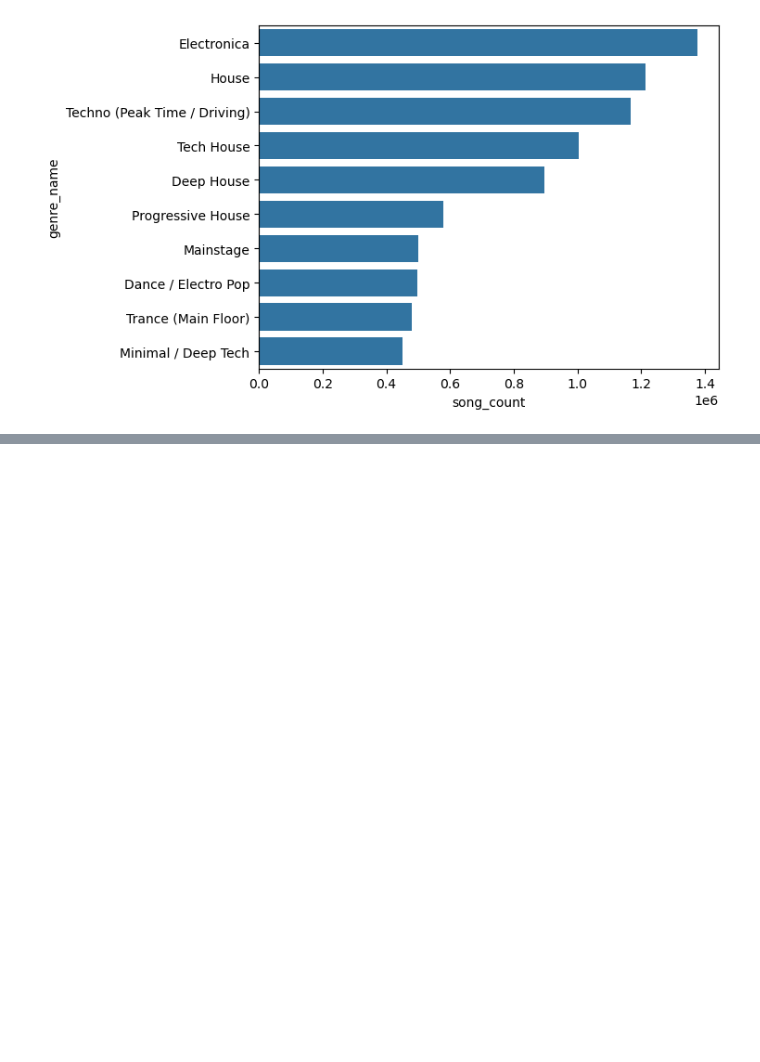
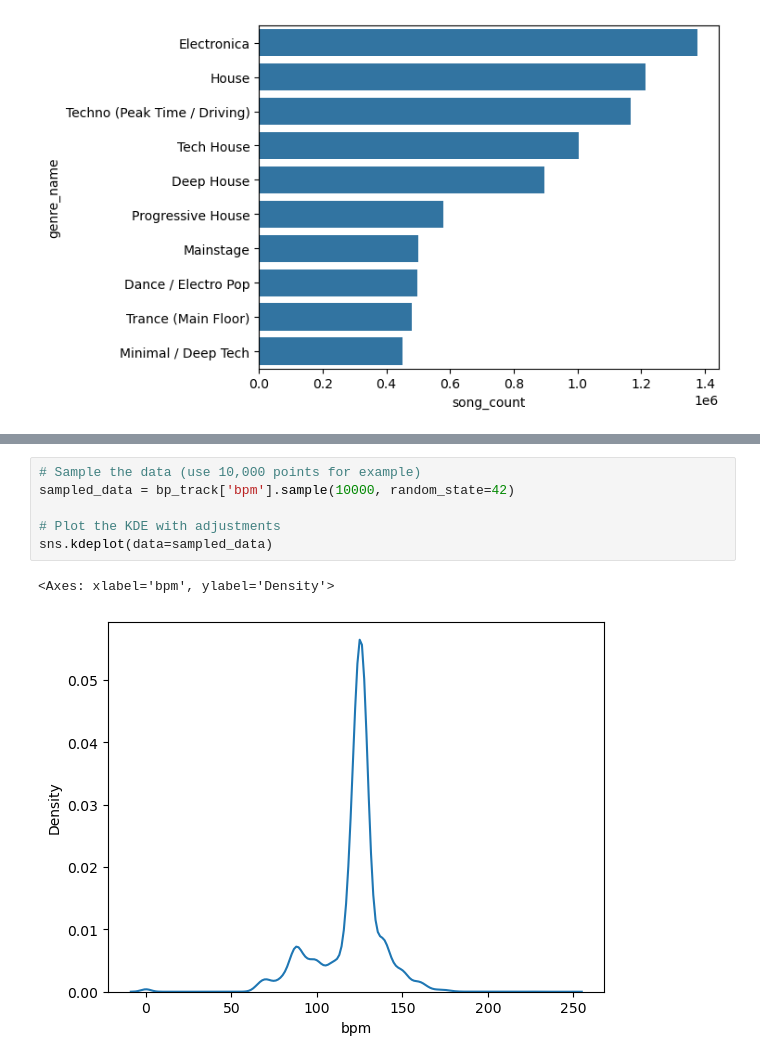
Before and after one commit to DavidS36/Music-Recommender-App, a Jupyter notebook: music data.ipynb, the cells around one changed output, grey strips where cells are left out. Cells and saved outputs as stored; diff of their text form; blank space fills up the shorter version.

```diff
--- a/music data.ipynb
+++ b/music data.ipynb
@@ -162,0 +177,9 @@ sns.barplot(y=Q2['genre_name'], x=Q2['song_count'])
+# %%
+# Sample the data (use 10,000 points for example)
+sampled_data = bp_track['bpm'].sample(10000, random_state=42)
+
+# Plot the KDE with adjustments
+sns.kdeplot(data=sampled_data)
+# %% [output]
+<Axes: xlabel='bpm', ylabel='Density'>
+[figure, added]
```
Also changed, not shown: parts of 15 cells of this notebook, 1 other file.
